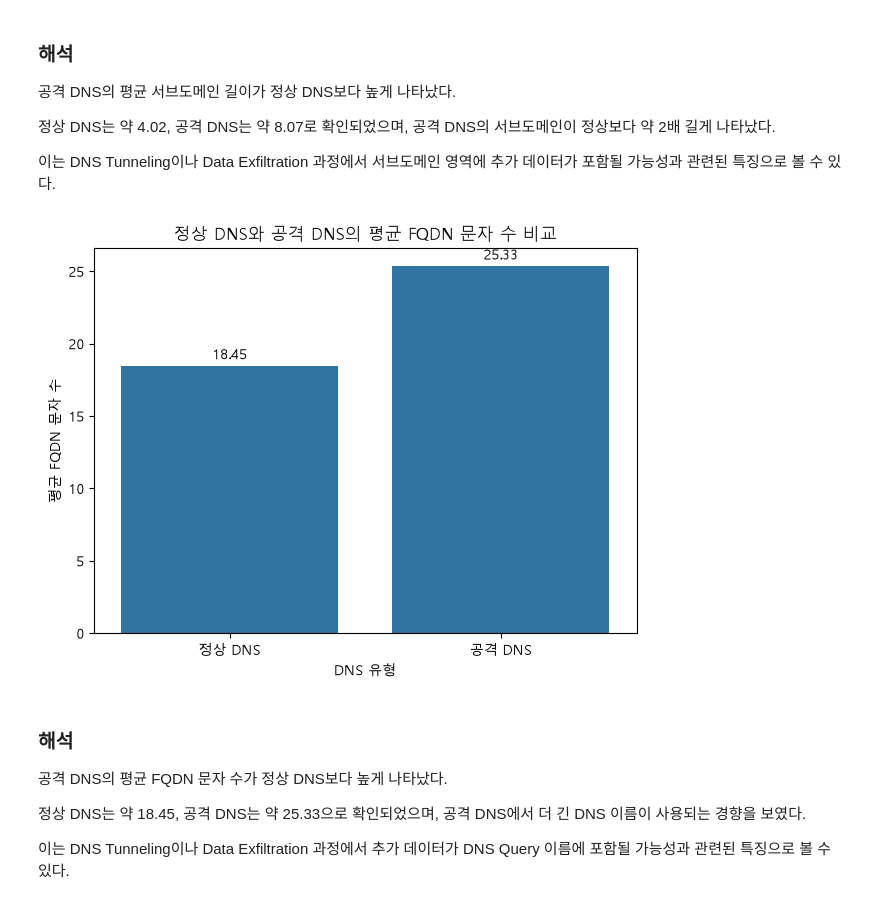
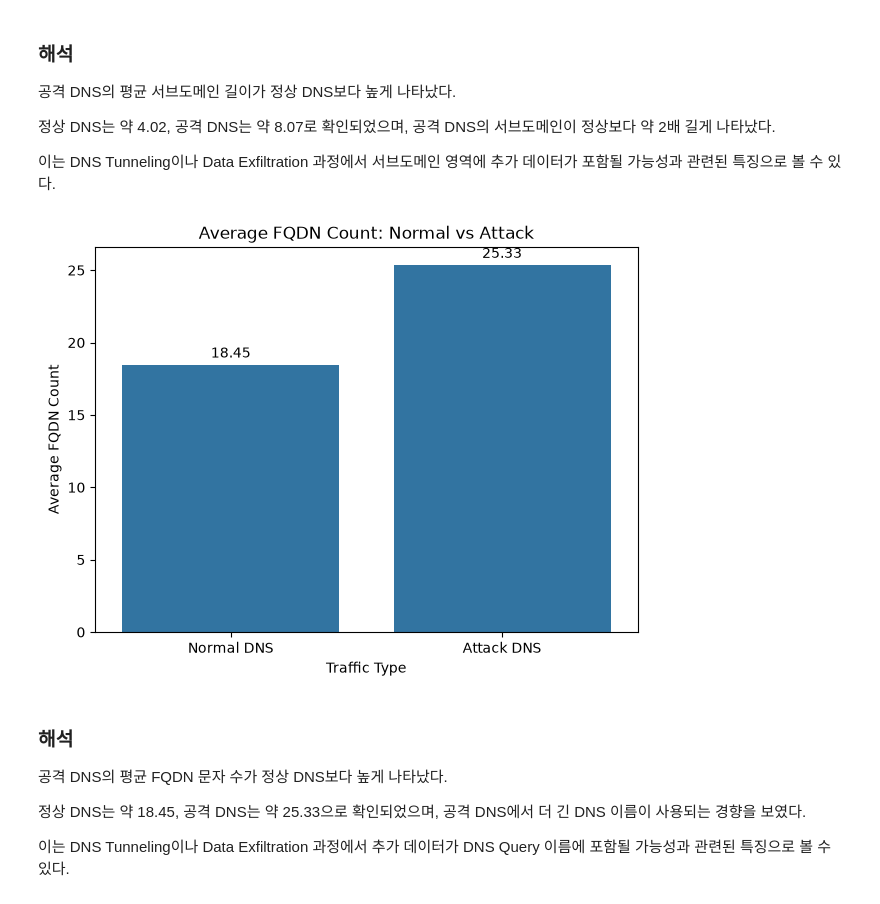
Before and after one commit to dlrjsdud332-pixel/dns-malicious-detection, a Jupyter notebook: notebooks/CIC-Bell-DNS-EXF-2021_DNS_Security_EDA.ipynb, the cells around one changed output. Cells and saved outputs as stored; diff of their text form; code cells hidden in the pictures.

```diff
--- a/notebooks/CIC-Bell-DNS-EXF-2021_DNS_Security_EDA.ipynb
+++ b/notebooks/CIC-Bell-DNS-EXF-2021_DNS_Security_EDA.ipynb
@@ -81,8 +290,8 @@ len                  정상: 11.277 | 공격: 13.174
 따라서 현재 대표 샘플 비교에서는 entropy 단독으로 정상/공격을 구분하기 어려운 것으로 보인다.
 # %%
 comparison = pd.DataFrame({
-    "구분": ["정상 DNS", "공격 DNS"],
-    "평균 숫자 문자 수": [
+    "Type": ["Normal DNS", "Attack DNS"],
+    "Average Numeric Count": [
         benign["numeric"].mean(),
         attack["numeric"].mean()
     ]
@@ -92,13 +301,13 @@ plt.figure(figsize=(7, 5))
 
 ax = sns.barplot(
     data=comparison,
-    x="구분",
-    y="평균 숫자 문자 수"
+    x="Type",
+    y="Average Numeric Count"
 )
 
-plt.title("정상 DNS와 공격 DNS의 평균 숫자 문자 수 비교")
-plt.xlabel("DNS 유형")
-plt.ylabel("평균 숫자 문자 수")
+ax.set_title("Average Numeric Count: Normal vs Attack")
+ax.set_xlabel("Traffic Type")
+ax.set_ylabel("Average Numeric Count")
 
 for container in ax.containers:
     ax.bar_label(container, fmt="%.2f", padding=3)
@@ -117,8 +326,8 @@ plt.show()
 이는 DNS Tunneling 및 Data Exfiltration 탐지에 활용할 수 있는 특징 후보로 볼 수 있다.
 # %%
 subdomain_comparison = pd.DataFrame({
-    "구분": ["정상 DNS", "공격 DNS"],
-    "평균 서브도메인 길이": [
+    "Type": ["Normal DNS", "Attack DNS"],
+    "Average Subdomain Length": [
         benign["subdomain_length"].mean(),
         attack["subdomain_length"].mean()
     ]
@@ -128,13 +337,13 @@ plt.figure(figsize=(7, 5))
 
 ax = sns.barplot(
     data=subdomain_comparison,
-    x="구분",
-    y="평균 서브도메인 길이"
+    x="Type",
+    y="Average Subdomain Length"
 )
 
-plt.title("정상 DNS와 공격 DNS의 평균 서브도메인 길이 비교")
-plt.xlabel("DNS 유형")
-plt.ylabel("평균 서브도메인 길이")
+ax.set_title("Average Subdomain Length: Normal vs Attack")
+ax.set_xlabel("Traffic Type")
+ax.set_ylabel("Average Subdomain Length")
 
 for container in ax.containers:
     ax.bar_label(container, fmt="%.2f", padding=3)
@@ -154,31 +363,31 @@ plt.show()
 서브도메인 영역에 추가 데이터가 포함될 가능성과 관련된 특징으로 볼 수 있다.
 # %%
 fqdn_comparison = pd.DataFrame({
-    "구분": ["정상 DNS", "공격 DNS"],
-    "평균 FQDN 문자 수": [
+    "Type": ["Normal DNS", "Attack DNS"],
+    "Average FQDN Count": [
         benign["FQDN_count"].mean(),
         attack["FQDN_count"].mean()
     ]
 })
 
 plt.figure(figsize=(7, 5))
 
 ax = sns.barplot(
     data=fqdn_comparison,
-    x="구분",
-    y="평균 FQDN 문자 수"
+    x="Type",
+    y="Average FQDN Count"
 )
 
-plt.title("정상 DNS와 공격 DNS의 평균 FQDN 문자 수 비교")
-plt.xlabel("DNS 유형")
-plt.ylabel("평균 FQDN 문자 수")
+ax.set_title("Average FQDN Count: Normal vs Attack")
+ax.set_xlabel("Traffic Type")
+ax.set_ylabel("Average FQDN Count")
 
 for container in ax.containers:
     ax.bar_label(container, fmt="%.2f", padding=3)
 
 plt.show()
 # %% [output]
-[figure, old version]
+[figure, new version]
 # %% [markdown]
 ### 해석
 
```
Also changed, not shown: parts of 21 cells of this notebook, 1 other file.
